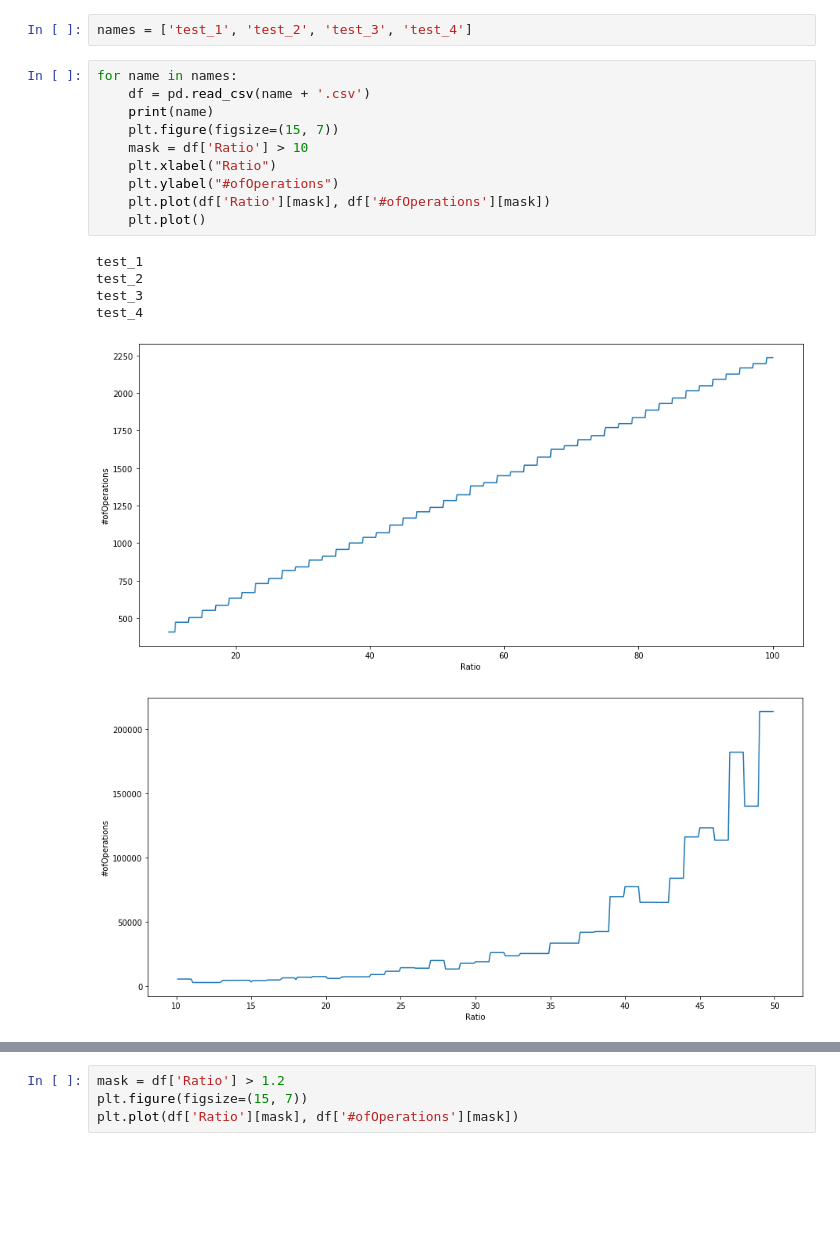
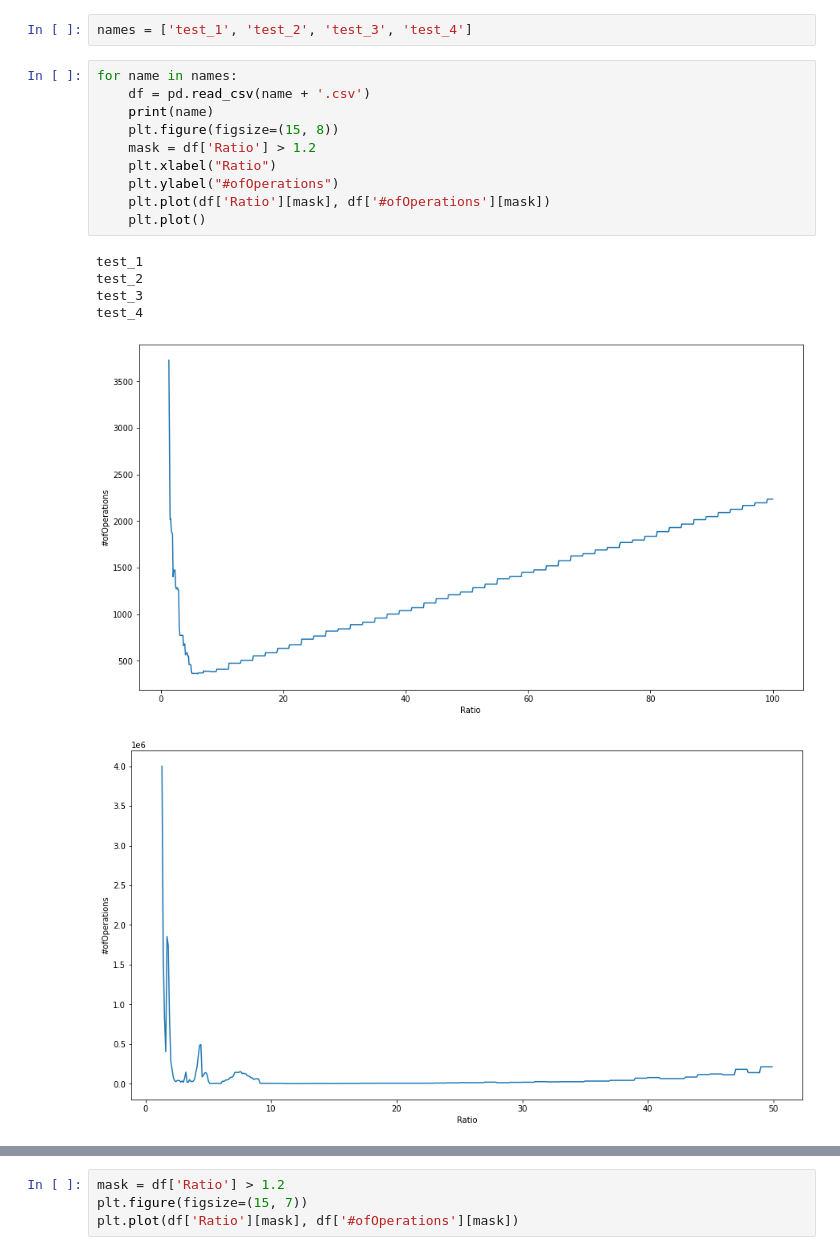
Before and after one commit to DmitryAsdre/Puzzle, a Jupyter notebook: reports/Visualiztion.ipynb, the cells around one changed output, grey strips where cells are left out. Drawn from its saved outputs; the diff is of its cells as text; blank space fills up the shorter version.

```diff
--- a/reports/Visualiztion.ipynb
+++ b/reports/Visualiztion.ipynb
@@ -6,17 +6,17 @@ names = ['test_1', 'test_2', 'test_3', 'test_4']
 # %%
 for name in names:
     df = pd.read_csv(name + '.csv')
     print(name)
-    plt.figure(figsize=(15, 7))
-    mask = df['Ratio'] > 10
+    plt.figure(figsize=(15, 8))
+    mask = df['Ratio'] > 1.2
     plt.xlabel("Ratio")
     plt.ylabel("#ofOperations")
     plt.plot(df['Ratio'][mask], df['#ofOperations'][mask])
     plt.plot()
 # %% [output]
 test_1
 test_2
 test_3
 test_4
-[figure, old version]
+[figure, new version]
-[figure, old version]
+[figure, new version]
```
Also changed, not shown: parts of 1 cell of this notebook, 5 other files.
